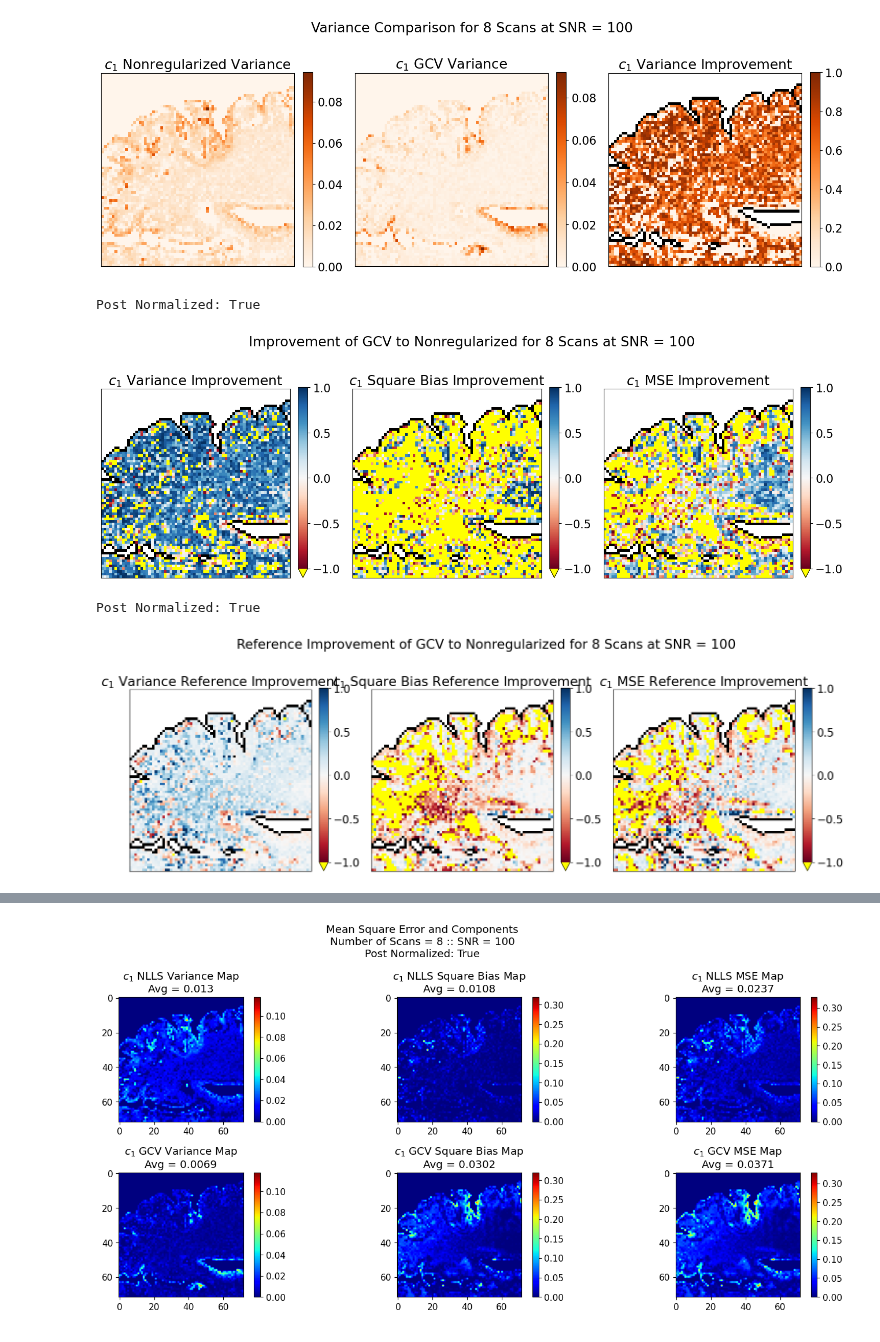
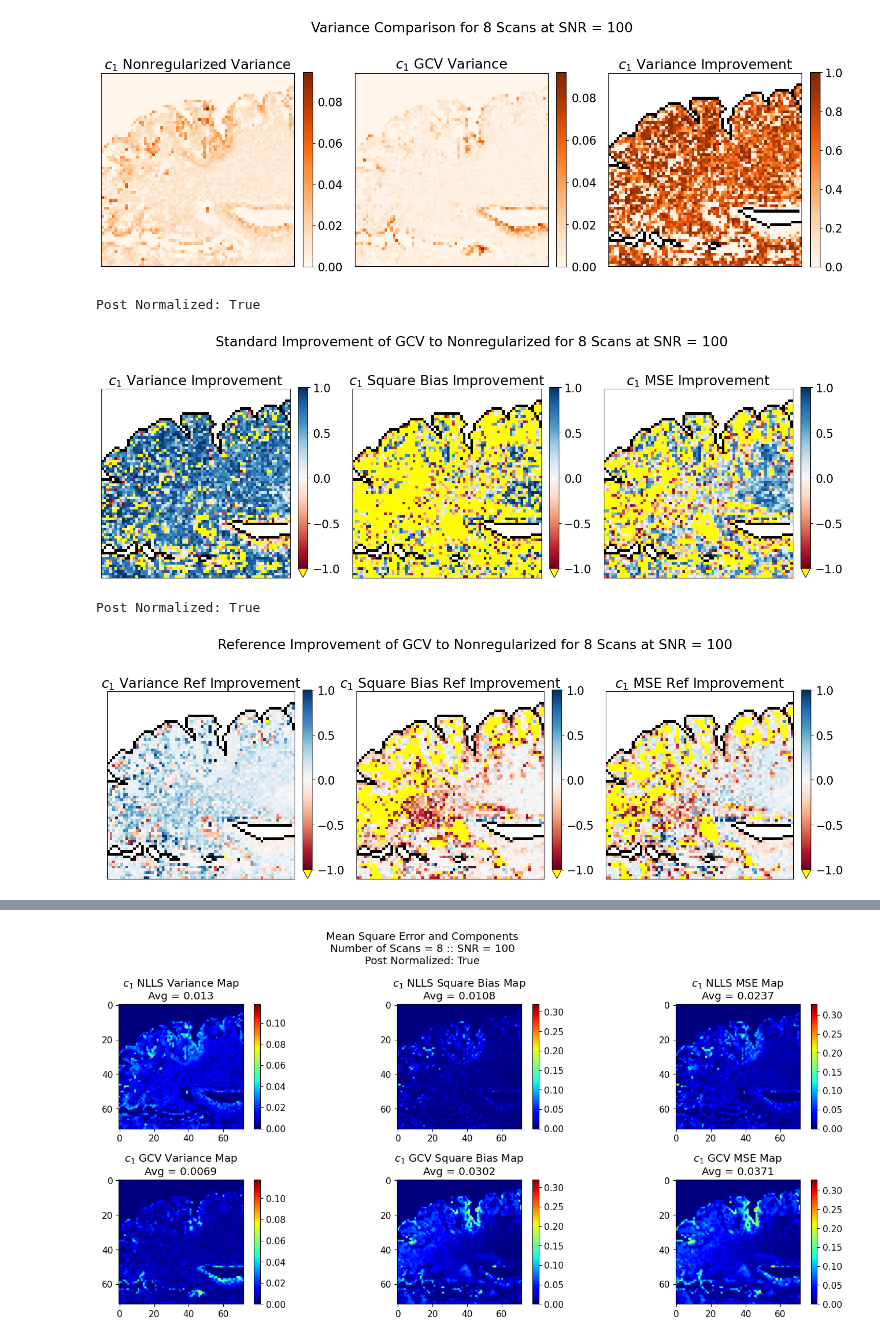
Before and after one commit to Griffin997/Regularization, a Jupyter notebook: EstimateP_ProcessExperiments.ipynb, the cells around one changed output, grey strips where cells are left out. Drawn from its saved outputs; the diff is of its cells as text; code cells hidden in the pictures.

Commit message:
Figure Adjustments

```diff
--- a/EstimateP_ProcessExperiments.ipynb
+++ b/EstimateP_ProcessExperiments.ipynb
@@ -170,6 +170,9 @@ def calc_improvement(old, new):
 def calc_improvement_ref(old, new, ref):
     return (old - new)/ref**2
 
+def calc_improvement_diff(old, new):
+    return (old - new)
+
 def get_brain_outline(raw):
     n_vert = raw.shape[0]
     n_hori = raw.shape[1]
@@ -206,9 +209,6 @@ def cov_matrix(con1, con2, tau1, tau2, SNR):
     jacobians = J(tdata, con1, con2, tau1, tau2).transpose()@J(tdata, con1, con2, tau1, tau2)
     covariance = np.linalg.inv(jacobians)
     return (noise_sd**2)*covariance
-
-def calc_improvement(old, new):
-    return (old - new)/old
 
 def post_normalize(object):
     initial_shape = object.shape
@@ -1113,7 +1113,7 @@ for param_oi in params_oi:
 
     fig, ax = plt.subplots(1,3,figsize=(15,5.5),tight_layout=True)
     plt.rc('font', size  = 16)
-    fig.suptitle(f'Improvement of GCV to Nonregularized for {n_iterations} Scans at SNR = {SNR_goal}' )
+    fig.suptitle(f'Standard Improvement of GCV to Nonregularized for {n_iterations} Scans at SNR = {SNR_goal}' )
 
     ax[0].imshow(1-brain_outline, cmap = 'gray', vmin=0, vmax = 1)
     pNLLS = ax[0].imshow(var_improvement[:,:,param_oi], cmap = or_map, vmin=-1, vmax=1)
@@ -1136,7 +1136,7 @@ for param_oi in params_oi:
     plt.show()
 # %% [output]
 Post Normalized: True
-[figure, old version]
+[figure, new version]
 # %%
 #MSE Component Improvement Ref Figures
 
@@ -1147,34 +1147,34 @@ MSE_improvement_ref = calc_improvement_ref(MSEMap_NLLS, MSEMap_GCV, gs_nonreg_es
 or_map = plt.get_cmap('RdBu')
 or_map.set_extremes(under = 'yellow')
 extend_opt = "min"
 
 brain_outline = get_brain_outline(all_nonreg_estimates[0,:,:,:])
 print(f'Post Normalized: {post_normalize_data}')
 for param_oi in params_oi:
 
     fig, ax = plt.subplots(1,3,figsize=(15,5.5),tight_layout=True)
     plt.rc('font', size  = 16)
     fig.suptitle(f'Reference Improvement of GCV to Nonregularized for {n_iterations} Scans at SNR = {SNR_goal}' )
 
     ax[0].imshow(1-brain_outline, cmap = 'gray', vmin=0, vmax = 1)
     pNLLS = ax[0].imshow(var_improvement_ref[:,:,param_oi], cmap = or_map, vmin=-1, vmax = 1)
     cbar = fig.colorbar(pNLLS, ax=ax[0], fraction=0.046, pad=0.04, extend = extend_opt)
-    ax[0].set_title(param_name_list[param_oi] + ' Variance Reference Improvement' )#+ '\nAverage Improvement= ' + str(round(np.mean(var_improvement[:,:,param_oi][c1_ref!=0]),2)))
+    ax[0].set_title(param_name_list[param_oi] + ' Variance Ref Improvement' )#+ '\nAverage Improvement= ' + str(round(np.mean(var_improvement[:,:,param_oi][c1_ref!=0]),2)))
     ax[0].tick_params(left = False, bottom = False, labelbottom = False, labelleft = False)
 
     ax[1].imshow(1-brain_outline, cmap = 'gray', vmin=0, vmax = 1)
     pNLLS = ax[1].imshow(sqBias_improvement_ref[:,:,param_oi], cmap = or_map, vmin=-1, vmax = 1)
     fig.colorbar(pNLLS,ax=ax[1], fraction=0.046, pad=0.04, extend = extend_opt)
-    ax[1].set_title(param_name_list[param_oi] + ' Square Bias Reference Improvement' )#+ '\nAverage Improvement= ' + str(round(np.mean(sqBias_improvement[:,:,param_oi][c1_ref!=0]),2)))
+    ax[1].set_title(param_name_list[param_oi] + ' Square Bias Ref Improvement' )#+ '\nAverage Improvement= ' + str(round(np.mean(sqBias_improvement[:,:,param_oi][c1_ref!=0]),2)))
     ax[1].tick_params(left = False, bottom = False, labelbottom = False, labelleft = False)
 
     ax[2].imshow(1-brain_outline, cmap = 'gray', vmin=0, vmax = 1)
     pNLLS = ax[2].imshow(MSE_improvement_ref[:,:,param_oi], cmap = or_map, vmin=-1, vmax = 1)
     fig.colorbar(pNLLS,ax=ax[2], fraction=0.046, pad=0.04, extend = extend_opt)
-    ax[2].set_title(param_name_list[param_oi] + ' MSE Reference Improvement' )#+ '\nAverage Improvement= ' + str(round(np.mean(MSE_improvement[:,:,param_oi][c1_ref!=0]),2)))
+    ax[2].set_title(param_name_list[param_oi] + ' MSE Ref Improvement' )#+ '\nAverage Improvement= ' + str(round(np.mean(MSE_improvement[:,:,param_oi][c1_ref!=0]),2)))
     ax[2].tick_params(left = False, bottom = False, labelbottom = False, labelleft = False)
 
     plt.show()
 # %% [output]
 Post Normalized: True
-[figure, old version]
+[figure, new version]
```
Also changed, not shown: parts of 4 cells of this notebook.
